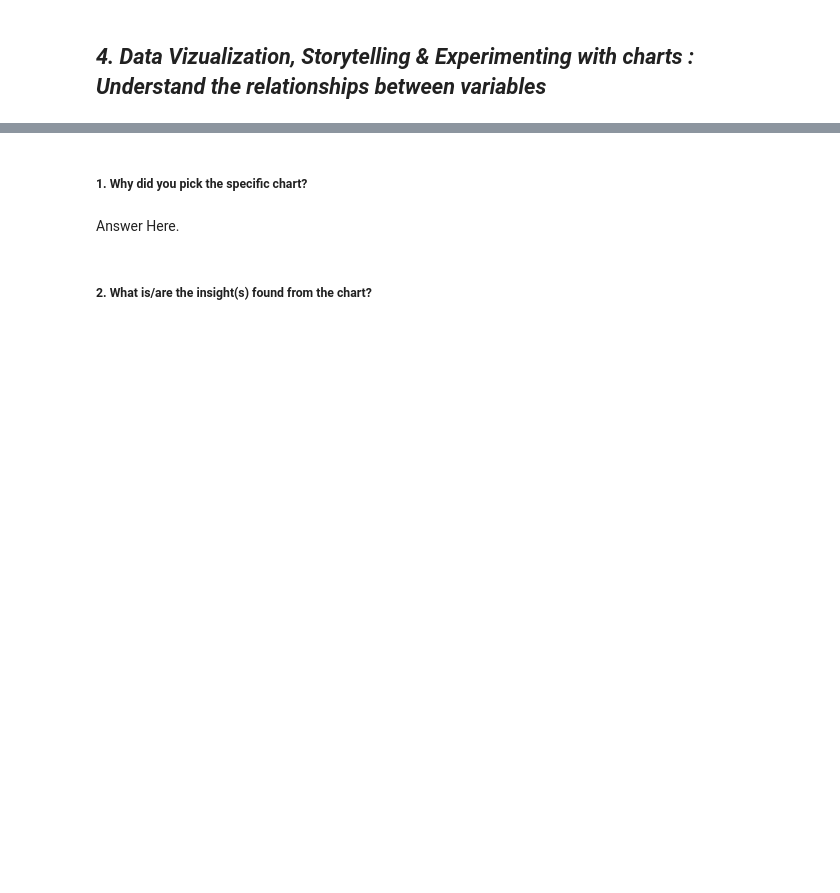
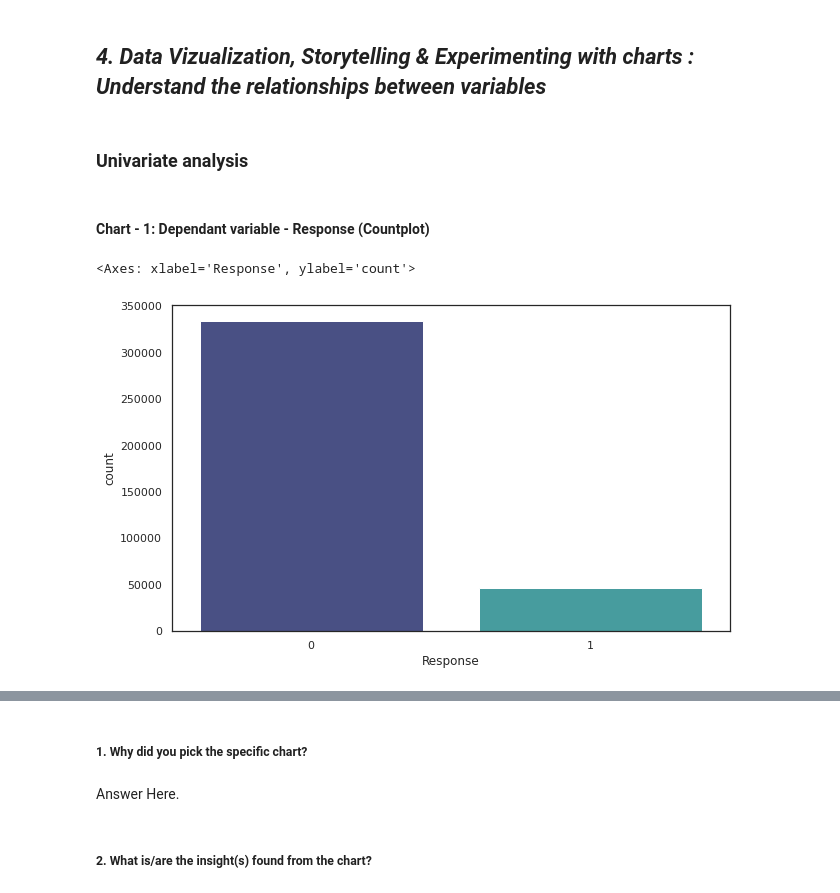
Before and after one commit to mohith-ds8/Health-Insurance-Cross-Sell-Prediction, a Jupyter notebook: Health_Insurance_Cross_Sell_Prediciotn.ipynb, the cells around one changed output, grey strips where cells are left out. Drawn from its saved outputs; the diff is of its cells as text; code cells hidden in the pictures; blank space fills up the shorter version.

```diff
--- a/Health_Insurance_Cross_Sell_Prediciotn.ipynb
+++ b/Health_Insurance_Cross_Sell_Prediciotn.ipynb
@@ -269,5 +269,5 @@ df.drop(['id'],axis=1, inplace=True)
-# %%
-# Converting 'Driving_License' & 'Previously_Insured' into 'object'
-
-df['Driving_License']=df.Driving_License.astype(object)
-df['Previously_Insured']=df.Previously_Insured.astype(object)
+# %%
+# Converting 'Driving_License' & 'Previously_Insured' from 1,0 to Yes and No.
+
+df['Driving_License'] = df['Driving_License'].apply(lambda x: 'Yes' if x==1 else "No")
+df['Previously_Insured']=df['Previously_Insured'].apply(lambda x: 'Yes' if x==1 else "No")
@@ -310,3 +321,19 @@ categorical_features.head()
 *   We covert 'Region_Code'	, 'Annual_Premium' &	'Policy_Sales_Channel' columns from float to int datatype to save space.
 # %% [markdown]
 ## ***4. Data Vizualization, Storytelling & Experimenting with charts : Understand the relationships between variables***
+# %%
+sns.set(rc={'figure.figsize':(10,6)})
+# %%
+sns.set_style(style='white')
+# %% [markdown]
+### Univariate analysis
+# %% [markdown]
+#### Chart - 1: Dependant variable - Response (Countplot)
+# %%
+# Chart - 1 visualization code
+# Plotting a countplot for categorical variable- 'Response'
+
+sns.countplot(x=df['Response'], data=df, palette='mako')
+# %% [output]
+<Axes: xlabel='Response', ylabel='count'>
+[figure, added]
```
Also changed, not shown: parts of 196 cells of this notebook.
